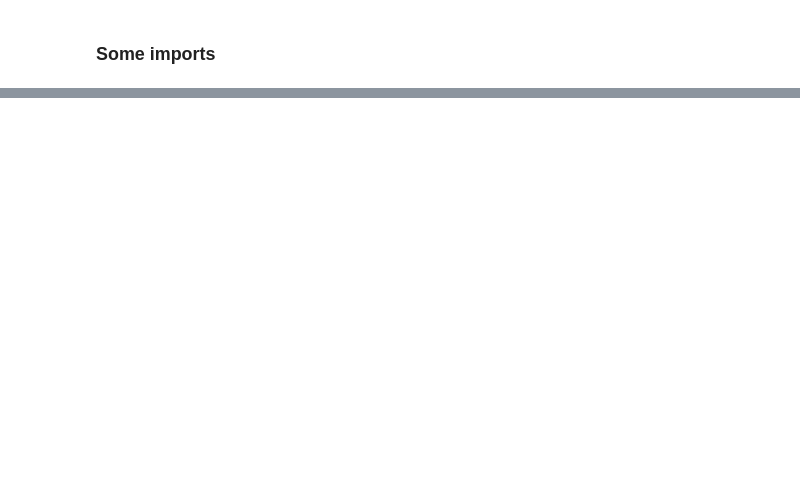
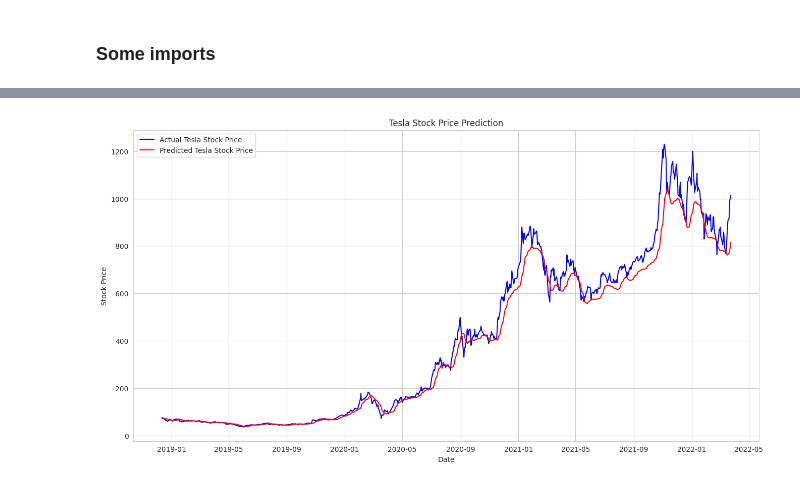
Before and after one commit to mehmet-ercan/MachineLearning, a Jupyter notebook: HW5/HW5_AKCAN_ERCAN_244201001033.ipynb, the cells around one changed output, grey strips where cells are left out. Cells and saved outputs as stored; diff of their text form; code cells hidden in the pictures; blank space fills up the shorter version.

```diff
--- a/HW5/HW5_AKCAN_ERCAN_244201001033.ipynb
+++ b/HW5/HW5_AKCAN_ERCAN_244201001033.ipynb
@@ -18,0 +19,2 @@ To enable the following instructions: AVX2 AVX512F AVX512_VNNI FMA, in other ope
+# %%
+tsla_df = pd.read_csv("./docs/Homework3 - TSLA.csv")
@@ -18,0 +73,13 @@ To enable the following instructions: AVX2 AVX512F AVX512_VNNI FMA, in other ope
+# %%
+# Define the LSTM model
+model = Sequential()
+model.add(LSTM(50, return_sequences=True, input_shape=(seq_length, 1)))
+model.add(LSTM(50, return_sequences=False))
+model.add(Dense(25))
+model.add(Dense(1))
+
+# Compile the model
+model.compile(optimizer='adam', loss='mean_squared_error')
+
+# Train the model
+history = model.fit(X_train, y_train, epochs=10, batch_size=32, validation_data=(X_test, y_test))
@@ -18,0 +107,22 @@ To enable the following instructions: AVX2 AVX512F AVX512_VNNI FMA, in other ope
+# %%
+# Predict and inverse transform the scaled data
+predictions = model.predict(X_test)
+predictions = scaler.inverse_transform(predictions)
+y_test_inv = scaler.inverse_transform(y_test.reshape(-1, 1))
+
+# Calculate performance metrics
+from sklearn.metrics import mean_squared_error
+
+rmse = np.sqrt(mean_squared_error(y_test_inv, predictions))
+print(f'RMSE: {rmse}')
+
+# Plot the results
+plt.figure(figsize=(16, 8))
+plt.plot(tesla_data.index[train_size + seq_length:], y_test_inv, color='blue', label='Actual Tesla Stock Price')
+plt.plot(tesla_data.index[train_size + seq_length:], predictions, color='red', label='Predicted Tesla Stock Price')
+plt.title('Tesla Stock Price Prediction')
+plt.xlabel('Date')
+plt.ylabel('Stock Price')
+plt.legend()
+plt.show()
+# %% [output]
@@ -18,0 +131 @@ To enable the following instructions: AVX2 AVX512F AVX512_VNNI FMA, in other ope
+[figure, added]
```
Also changed, not shown: parts of 8 cells of this notebook, 1 other file.
